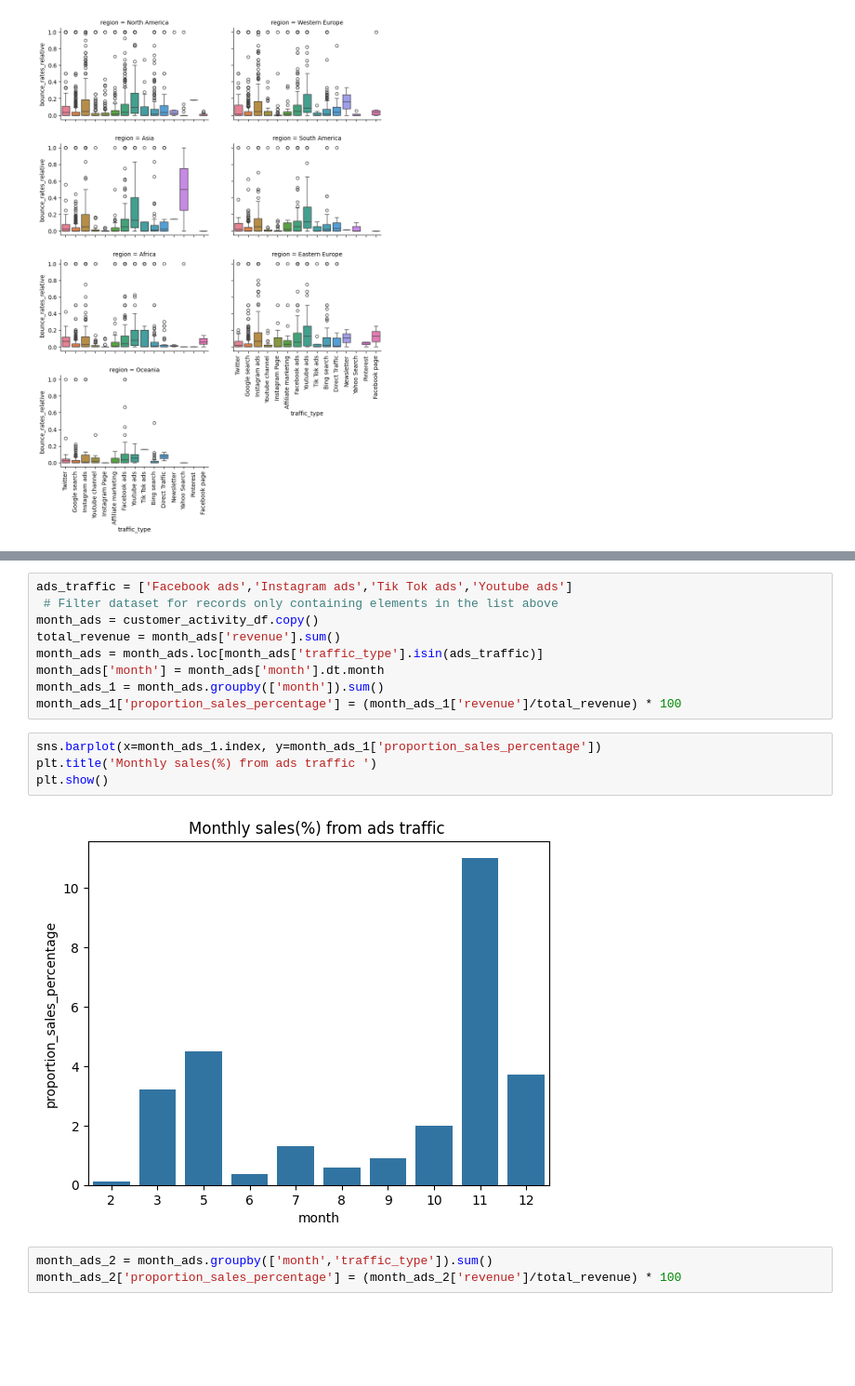
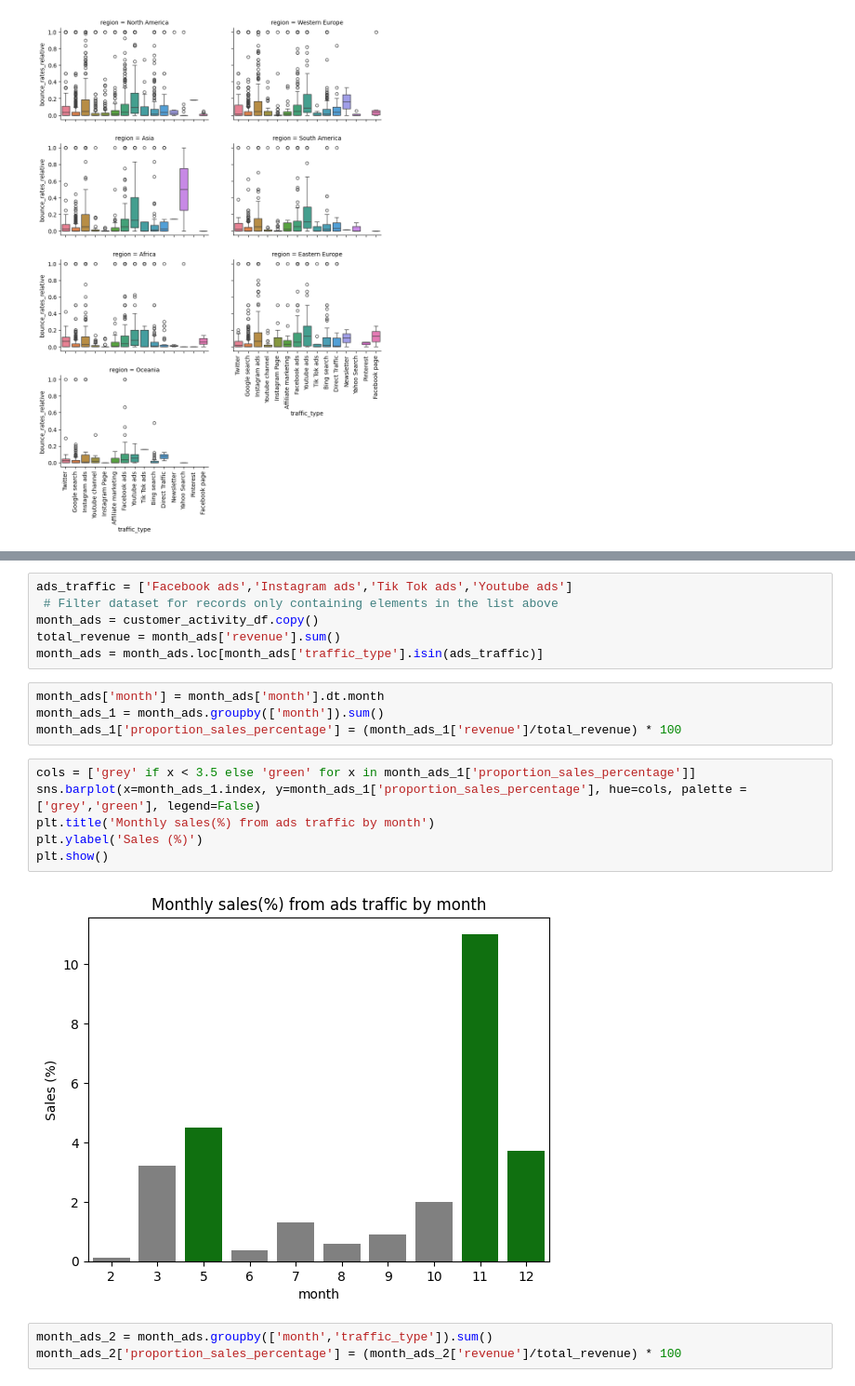
Before and after one commit to selvatica-36/Exploratory-data-analysis---Online-shopping-in-retail, a Jupyter notebook: business_analysis_report.ipynb, the cells around one changed output, grey strips where cells are left out. Shown at 93% size. Drawn from its saved outputs; the diff is of its cells as text; blank space fills up the shorter version.

```diff
--- a/business_analysis_report.ipynb
+++ b/business_analysis_report.ipynb
@@ -631,15 +644,18 @@ ads_traffic = ['Facebook ads','Instagram ads','Tik Tok ads','Youtube ads']
 month_ads = customer_activity_df.copy()
 total_revenue = month_ads['revenue'].sum()
 month_ads = month_ads.loc[month_ads['traffic_type'].isin(ads_traffic)]
-month_ads['month'] = month_ads['month'].dt.month
-month_ads_1 = month_ads.groupby(['month']).sum()
-month_ads_1['proportion_sales_percentage'] = (month_ads_1['revenue']/total_revenue) * 100
+# %%
+month_ads['month'] = month_ads['month'].dt.month
+month_ads_1 = month_ads.groupby(['month']).sum()
+month_ads_1['proportion_sales_percentage'] = (month_ads_1['revenue']/total_revenue) * 100
 # %%
-sns.barplot(x=month_ads_1.index, y=month_ads_1['proportion_sales_percentage'])
-plt.title('Monthly sales(%) from ads traffic ')
+cols = ['grey' if x < 3.5 else 'green' for x in month_ads_1['proportion_sales_percentage']]
+sns.barplot(x=month_ads_1.index, y=month_ads_1['proportion_sales_percentage'], hue=cols, palette = ['grey','green'], legend=False)
+plt.title('Monthly sales(%) from ads traffic by month')
+plt.ylabel('Sales (%)')
 plt.show()
 # %% [output]
-[figure, old version]
+[figure, new version]
 # %%
 month_ads_2 = month_ads.groupby(['month','traffic_type']).sum()
 month_ads_2['proportion_sales_percentage'] = (month_ads_2['revenue']/total_revenue) * 100
```
Also changed, not shown: parts of 34 cells of this notebook.
